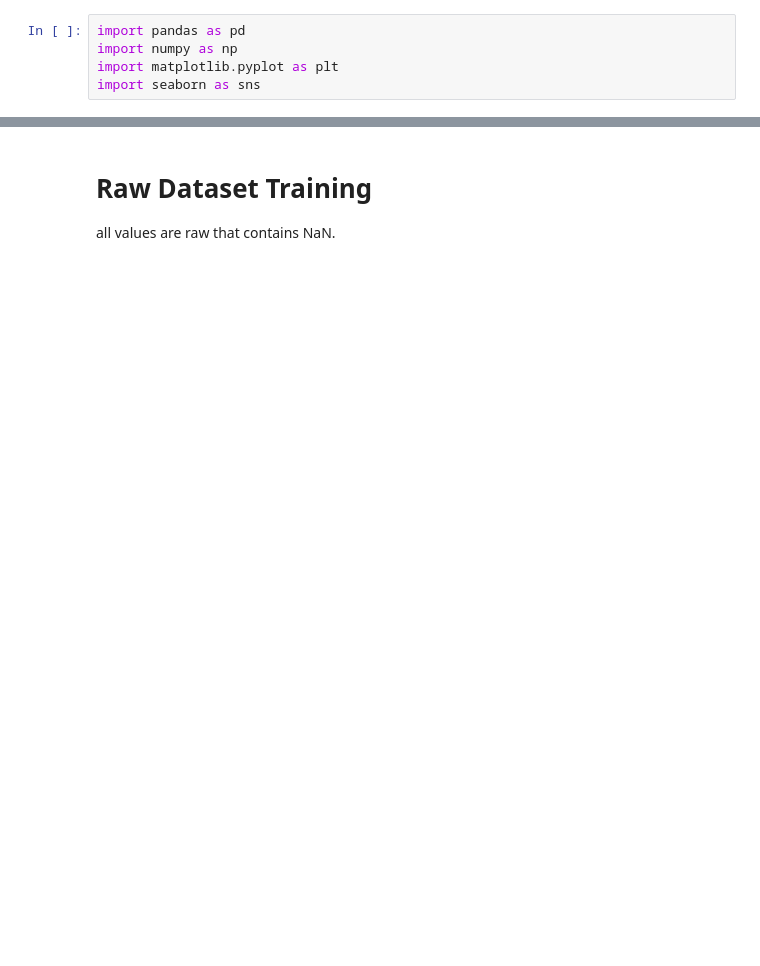
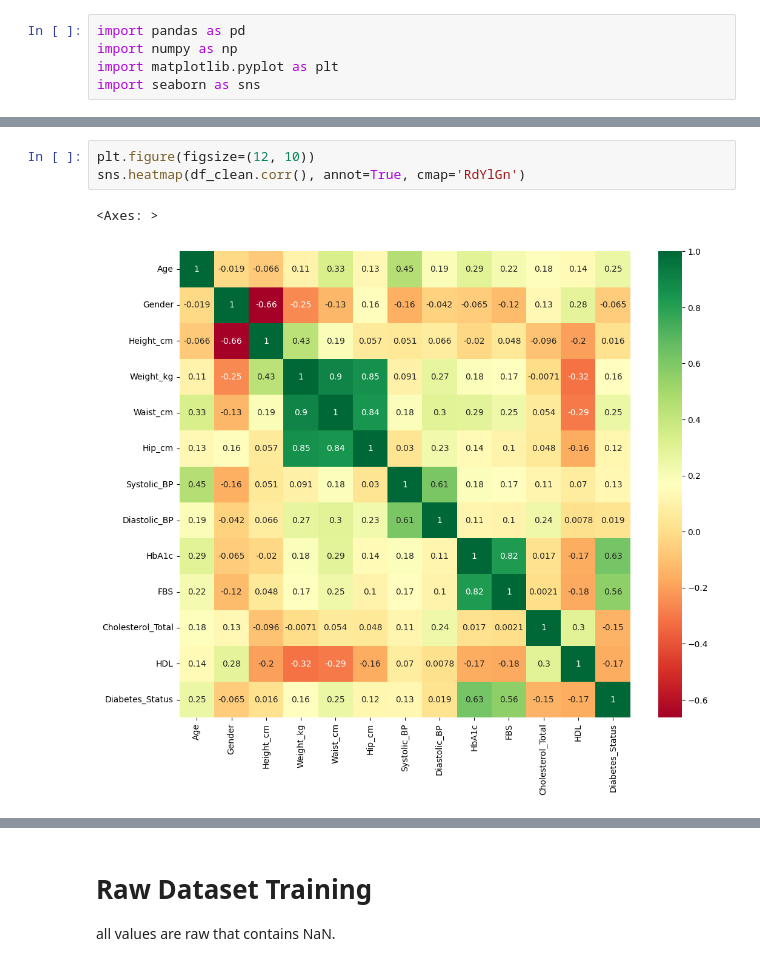
Before and after one commit to Jarmen24/thesis_diabetes, a Jupyter notebook: train_data.ipynb, the cells around one changed output, grey strips where cells are left out. Saved outputs shown, nothing was run; the diff lists cells and outputs as text; blank space fills up the shorter version.

```diff
--- a/train_data.ipynb
+++ b/train_data.ipynb
@@ -26,0 +43,6 @@ dtype: int64
+# %%
+plt.figure(figsize=(12, 10))
+sns.heatmap(df_clean.corr(), annot=True, cmap='RdYlGn')
+# %% [output]
+<Axes: >
+[figure, added]
```
Also changed, not shown: parts of 25 cells of this notebook.
